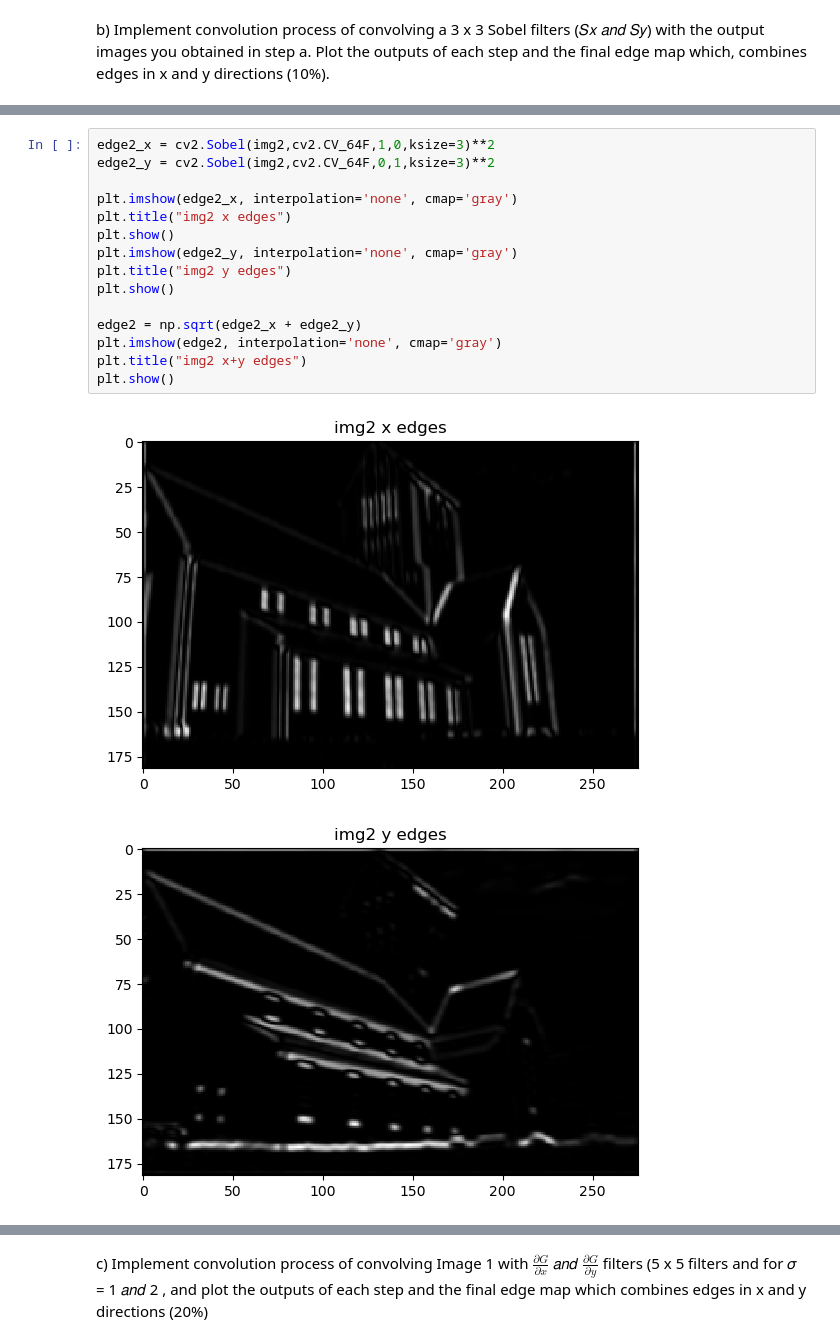
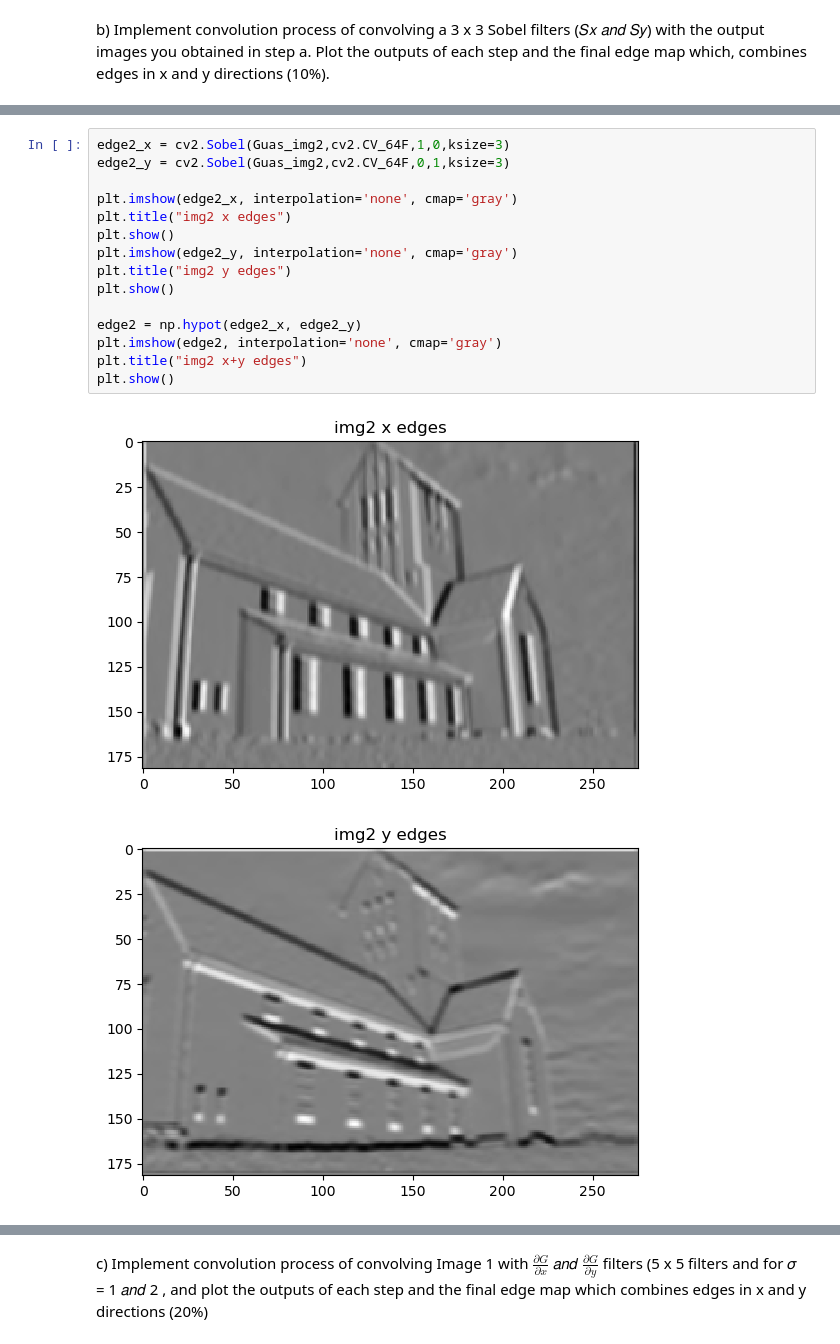
Before and after one commit to aabusha3/Convolution-Edge-and-Corner-Detection_CS4442-3, a Jupyter notebook: assignment3_AbuShawarib_Ahmad.ipynb, the cells around one changed output, grey strips where cells are left out. Cells and saved outputs as stored; diff of their text form.

```diff
--- a/assignment3_AbuShawarib_Ahmad.ipynb
+++ b/assignment3_AbuShawarib_Ahmad.ipynb
@@ -159,21 +160,21 @@ plt.show()
 # %%
-edge2_x = cv2.Sobel(img2,cv2.CV_64F,1,0,ksize=3)**2
-edge2_y = cv2.Sobel(img2,cv2.CV_64F,0,1,ksize=3)**2
+edge2_x = cv2.Sobel(Guas_img2,cv2.CV_64F,1,0,ksize=3)
+edge2_y = cv2.Sobel(Guas_img2,cv2.CV_64F,0,1,ksize=3)
 
 plt.imshow(edge2_x, interpolation='none', cmap='gray')
 plt.title("img2 x edges")
 plt.show()
 plt.imshow(edge2_y, interpolation='none', cmap='gray')
 plt.title("img2 y edges")
 plt.show()
 
-edge2 = np.sqrt(edge2_x + edge2_y)
+edge2 = np.hypot(edge2_x, edge2_y)
 plt.imshow(edge2, interpolation='none', cmap='gray')
 plt.title("img2 x+y edges")
 plt.show()
 # %% [output]
-[figure, old version]
+[figure, new version]
-[figure, old version]
+[figure, new version]
 [figure]
 # %% [markdown]
 c) Implement convolution process of convolving Image 1 with $\frac{\partial G}{\partial x}$ 𝑎𝑛𝑑 $\frac{\partial G}{\partial y}$ filters (5 x 5 filters and for 𝜎 = 1 𝑎𝑛𝑑 2 , and plot the outputs of each step and the final edge map which combines edges in x and y directions (20%)
```
Also changed, not shown: parts of 5 cells of this notebook.
